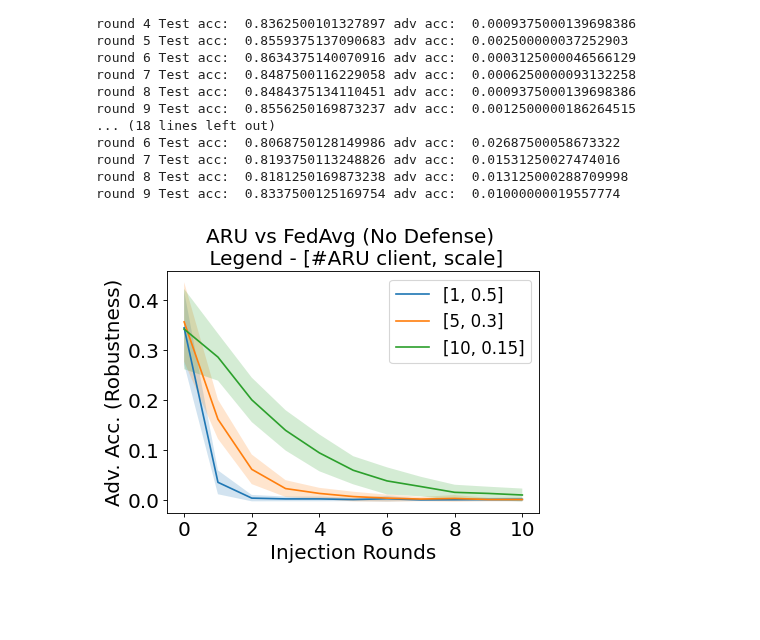
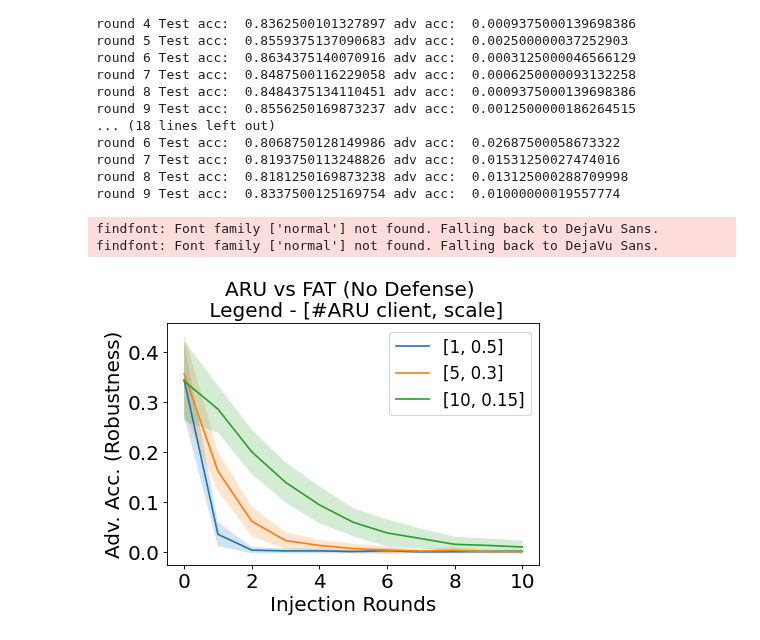
Before and after one commit to tj-kim/fedatk_unl_tj, a Jupyter notebook: notebooks/240130_multiround_UNL_attack_fedavg.ipynb, the cells around one changed output. Drawn from its saved outputs; the diff is of its cells as text; code cells hidden in the pictures; blank space fills up the shorter version.

```diff
--- a/notebooks/240130_multiround_UNL_attack_fedavg.ipynb
+++ b/notebooks/240130_multiround_UNL_attack_fedavg.ipynb
@@ -337,32 +337,34 @@ font = {'family' : 'normal',
         'weight' : 'normal',
         'size'   : 18}
 
 plt.rc('font', **font)
 plt.figure(dpi=80, figsize=(6,4))
 
 # Generate some sample data
 x = range(len(adv_acc_plotter[0]))  # 100 points from 0 to 10
 
 # Plotting the lines
 # plt.plot(x, y1, label='Test Acc')
 label_list = plot_settings
 for i in range(len(label_list)):
     y = np.array(adv_acc_plotter[i])
     error = np.array(adv_std_plotter[i])
     plt.plot(x, y, label= str(label_list[i]))
     plt.fill_between(x, y-error, y+error,
     alpha=0.2)
 
 # Adding labels and title
 plt.xlabel('Injection Rounds')
 plt.ylabel('Adv. Acc. (Robustness)')
-plt.title('ARU vs FedAvg (No Defense) \n Legend - [#ARU client, scale]', fontsize = 'medium')
+plt.title('ARU vs FAT (No Defense) \n Legend - [#ARU client, scale]', fontsize = 'medium')
 
 # Adding a legend
 plt.legend( loc=1, fontsize='small')
 
 
 # Display the plot
 plt.show()
 # %% [output]
+findfont: Font family ['normal'] not found. Falling back to DejaVu Sans.
+findfont: Font family ['normal'] not found. Falling back to DejaVu Sans.
-[figure, old version]
+[figure, new version]
```
Also changed, not shown: 2 other files.
